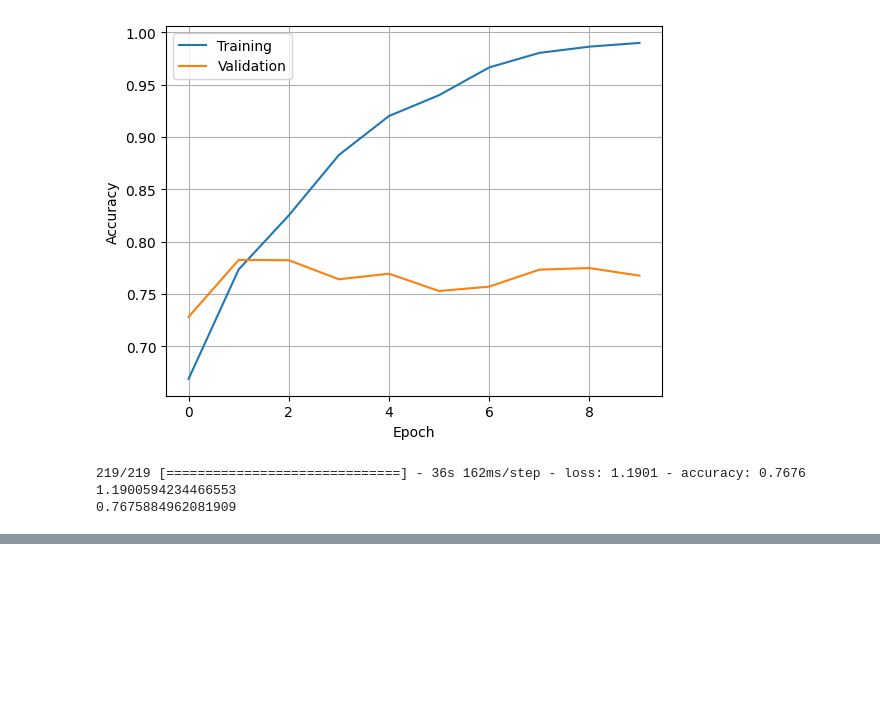
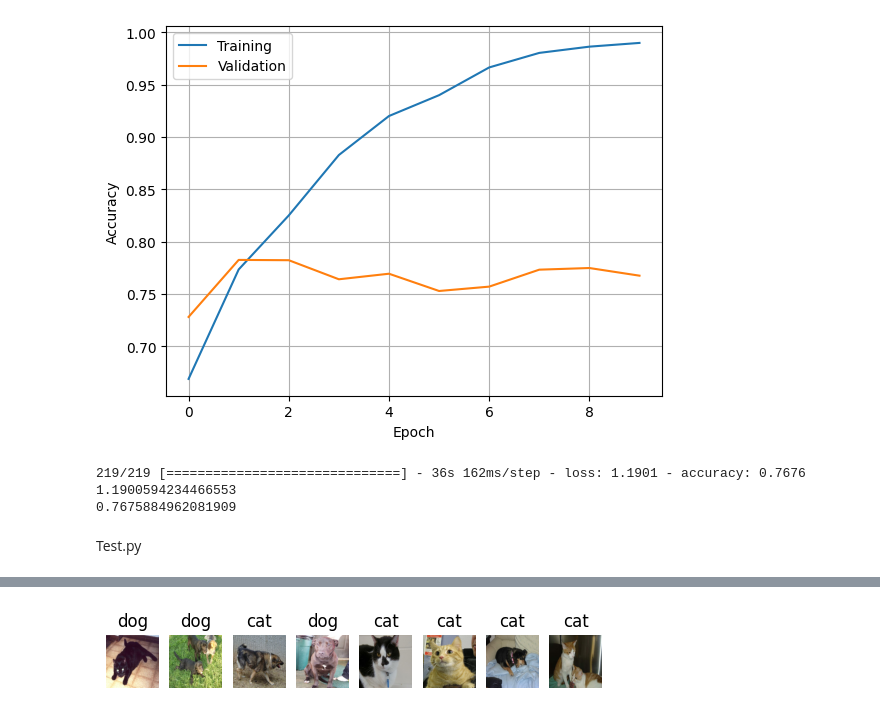
Before and after one commit to tuyenduongkt/AItheoryandprogramming, a Jupyter notebook: CNN1.ipynb, the cells around one changed output, grey strips where cells are left out. Saved outputs shown, nothing was run; the diff lists cells and outputs as text; code cells hidden in the pictures; blank space fills up the shorter version.

```diff
--- a/CNN1.ipynb
+++ b/CNN1.ipynb
@@ -94,3 +98,41 @@ Epoch 10/10
 219/219 [==============================] - 36s 162ms/step - loss: 1.1901 - accuracy: 0.7676
 1.1900594234466553
 0.7675884962081909
+# %% [markdown]
+Test.py
+# %%
+import tensorflow as tf
+import tensorflow_datasets as tfds
+from tensorflow import keras
+from matplotlib import pyplot as plt
+
+
+def preprocess(img, label):
+    return tf.image.resize(img, [HEIGHT, WIDTH]) / 255, tf.cast(label, tf.float32)
+
+
+HEIGHT = 200
+WIDTH = 200
+classNames = ['cat', 'dog']
+split = ['train[:70%]', 'train[70%:]']
+
+trainDataset, testDataset = tfds.load(name='cats_vs_dogs', split=split, as_supervised=True)
+
+testDataset = testDataset.map(preprocess).batch(1)
+
+model = keras.models.load_model('model.h5')
+
+predictions = model.predict(testDataset.take(8))
+
+i = 0
+fig, ax = plt.subplots(1, 8)
+for image, _ in testDataset.take(8):
+    predictedLabel = int(predictions[i] >= 0.5)
+
+    ax[i].axis('off')
+    ax[i].set_title(classNames[predictedLabel])
+    ax[i].imshow(image[0])
+    i += 1
+
+plt.show()
+# %% [output]
@@ -96,0 +140 @@ Epoch 10/10
+[figure, added]
```
Also changed, not shown: parts of 3 cells of this notebook.
